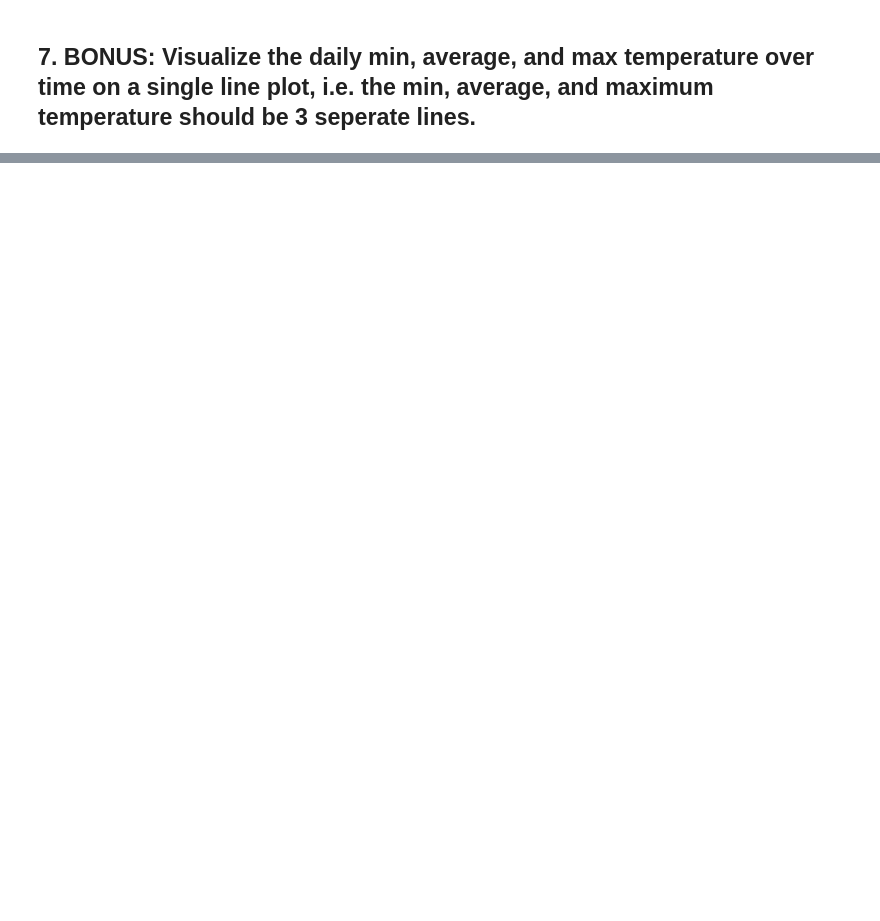
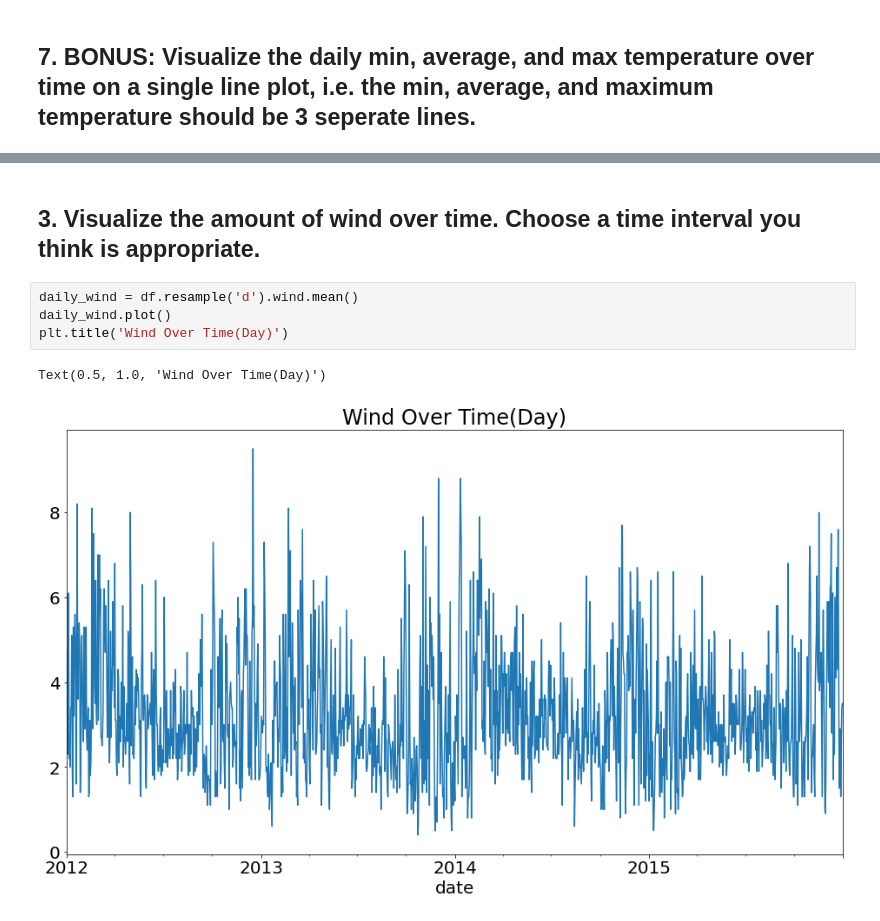
Before and after one commit to m3redithw/time-series-exercises, a Jupyter notebook: time_series_data_exercises.ipynb, the cells around one changed output, grey strips where cells are left out. Drawn from its saved outputs; the diff is of its cells as text; blank space fills up the shorter version.

```diff
--- a/time_series_data_exercises.ipynb
+++ b/time_series_data_exercises.ipynb
@@ -97,0 +189,9 @@ monthly_avg.temp.idxmax().month_name()
+# %% [markdown]
+## 3. Visualize the amount of wind over time. Choose a time interval you think is appropriate.
+# %%
+daily_wind = df.resample('d').wind.mean()
+daily_wind.plot()
+plt.title('Wind Over Time(Day)')
+# %% [output]
+Text(0.5, 1.0, 'Wind Over Time(Day)')
+[figure, added]
```
Also changed, not shown: parts of 33 cells of this notebook.
